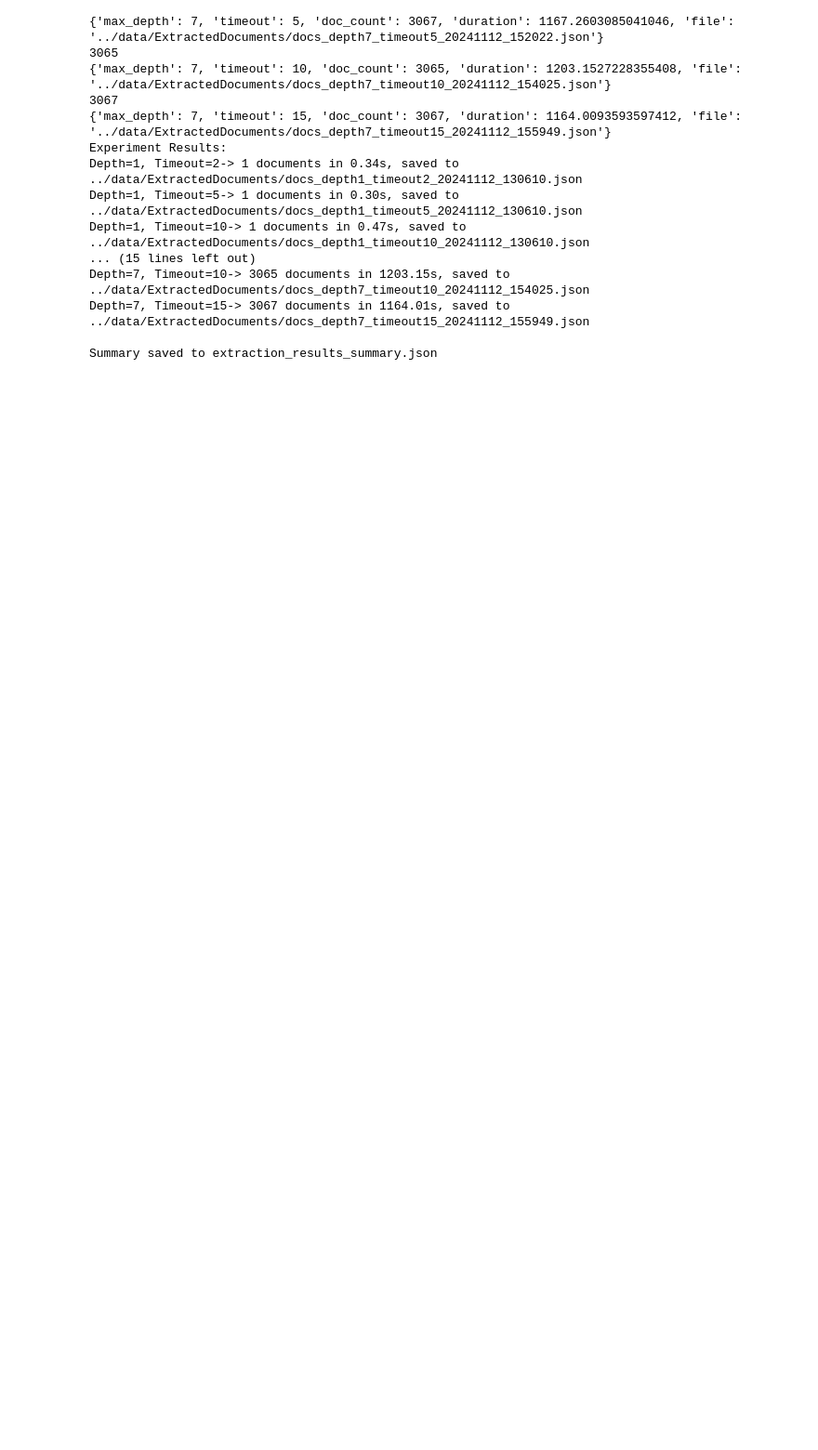
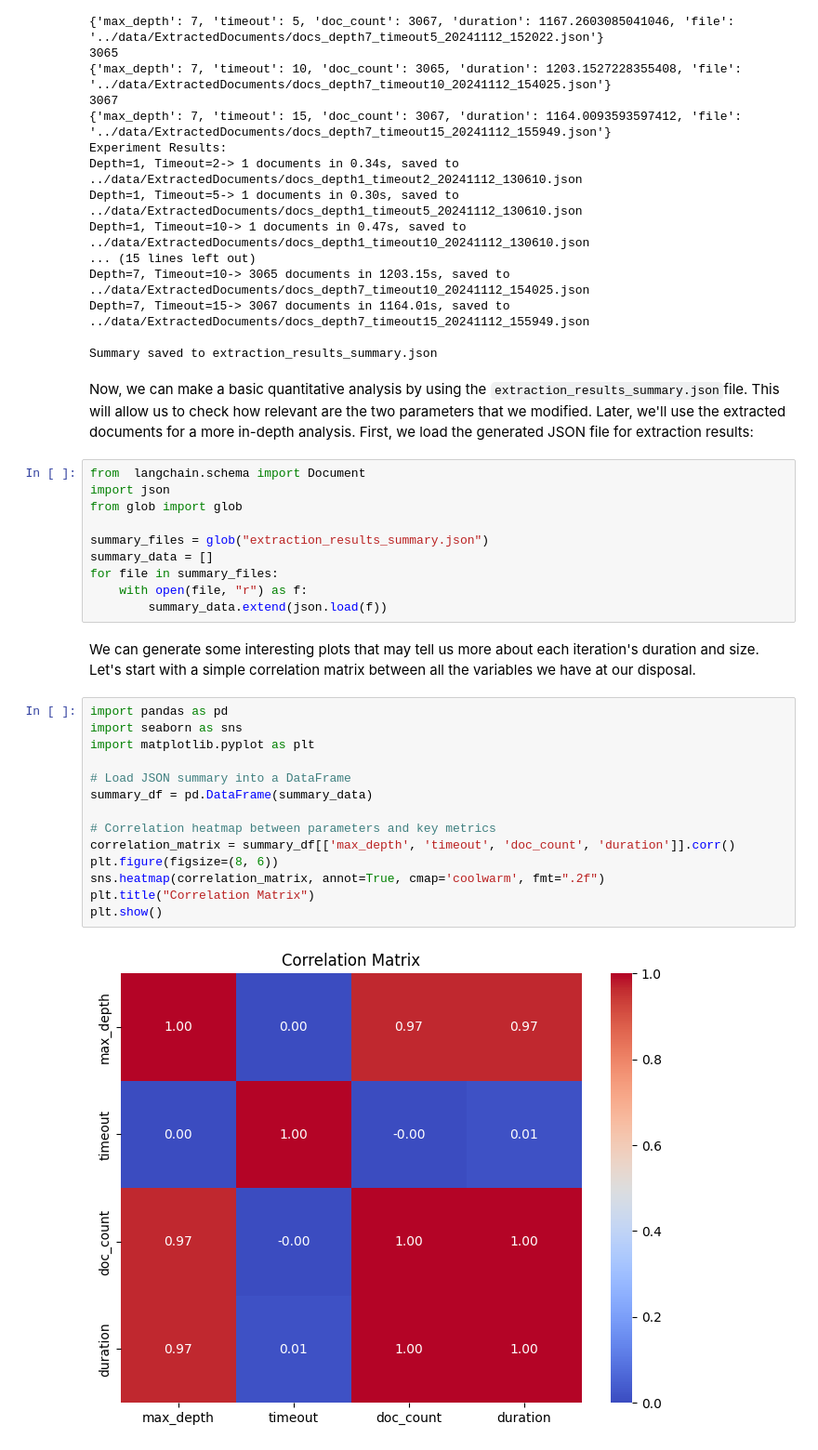
Before and after one commit to SergioPulidoC/OpenCVPythonRAG, a Jupyter notebook: Notebooks/DocumentExtraction.ipynb, the cells around one changed output. Shown at 93% size. Drawn from its saved outputs; the diff is of its cells as text; blank space fills up the shorter version.

Commit message:
Finished initial exploration of OpenCV's documentation

```diff
--- a/Notebooks/DocumentExtraction.ipynb
+++ b/Notebooks/DocumentExtraction.ipynb
@@ -164,3 +163,33 @@ Depth=7, Timeout=10-> 3065 documents in 1203.15s, saved to ../data/ExtractedDocu
 Depth=7, Timeout=15-> 3067 documents in 1164.01s, saved to ../data/ExtractedDocuments/docs_depth7_timeout15_20241112_155949.json
 
 Summary saved to extraction_results_summary.json
+# %% [markdown]
+Now, we can make a basic quantitative analysis by using the `extraction_results_summary.json`file. This will allow us to check how relevant are the two parameters that we modified. Later, we'll use the extracted documents for a more in-depth analysis. First, we load the generated JSON file for extraction results:
+# %%
+from  langchain.schema import Document
+import json
+from glob import glob
+
+summary_files = glob("extraction_results_summary.json")
+summary_data = []
+for file in summary_files:
+    with open(file, "r") as f:
+        summary_data.extend(json.load(f))
+# %% [markdown]
+We can generate some interesting plots that may tell us more about each iteration's duration and size. Let's start with a simple correlation matrix between all the variables we have at our disposal.
+# %%
+import pandas as pd
+import seaborn as sns
+import matplotlib.pyplot as plt
+
+# Load JSON summary into a DataFrame
+summary_df = pd.DataFrame(summary_data)
+
+# Correlation heatmap between parameters and key metrics
+correlation_matrix = summary_df[['max_depth', 'timeout', 'doc_count', 'duration']].corr()
+plt.figure(figsize=(8, 6))
+sns.heatmap(correlation_matrix, annot=True, cmap='coolwarm', fmt=".2f")
+plt.title("Correlation Matrix")
+plt.show()
+# %% [output]
+[figure, added]
```
Also changed, not shown: parts of 12 cells of this notebook.
